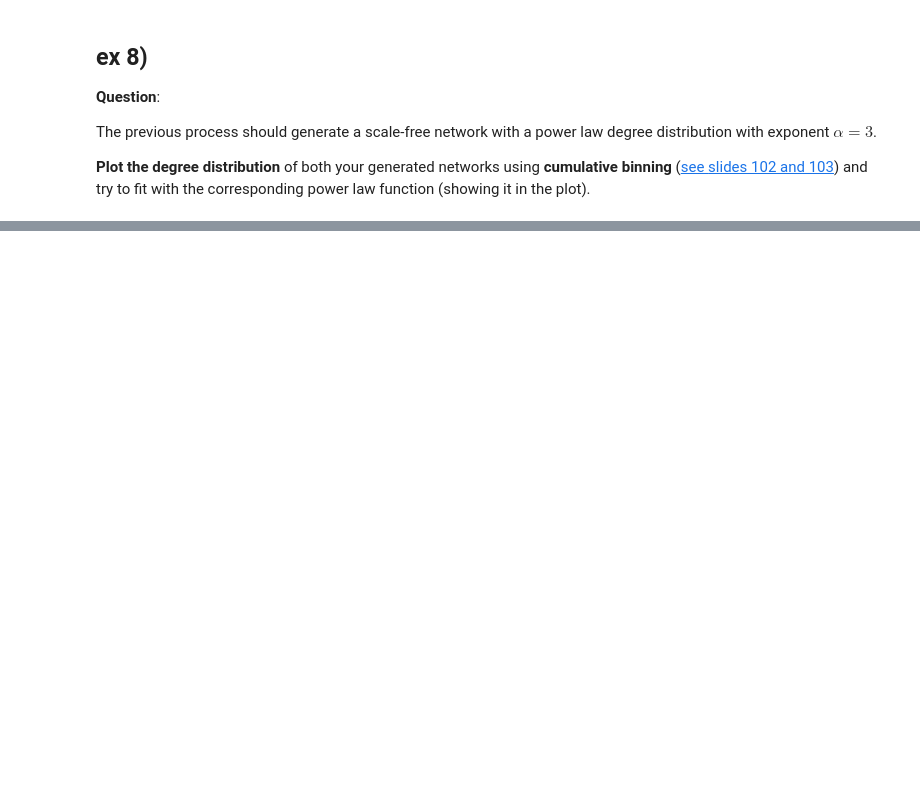
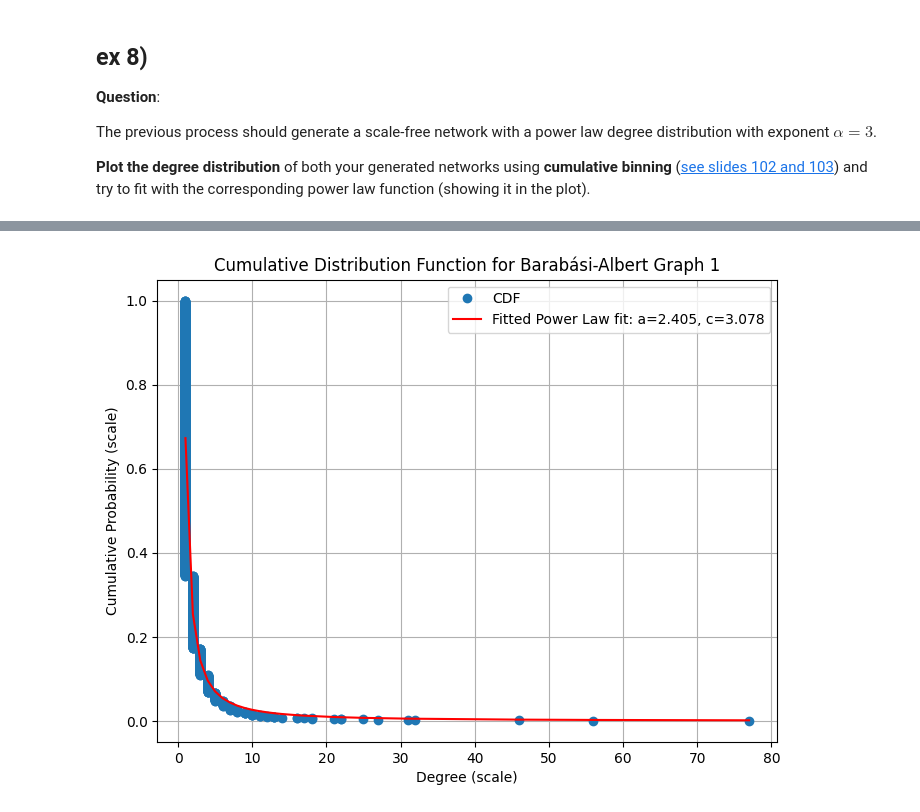
Before and after one commit to wesdpre/Network_Science_projt, a Jupyter notebook: homeWork1_NS/notebook.ipynb, the cells around one changed output, grey strips where cells are left out. Cells and saved outputs as stored; diff of their text form; code cells hidden in the pictures; blank space fills up the shorter version.

```diff
--- a/homeWork1_NS/notebook.ipynb
+++ b/homeWork1_NS/notebook.ipynb
@@ -651,2 +676,6 @@ plot_cdf(sorted_degrees1, cdf1, params1, "Cumulative Distribution Function for B
+# %%
+plot_cdf(sorted_degrees1, cdf1, params1, "Cumulative Distribution Function for Barabási-Albert Graph 1")
+# %% [output]
+[figure, added]
 # %%
 plot_cdf_log(sorted_degrees1, cdf1, params1, "Log of Cumulative Distribution Function for Barabási-Albert Graph 1")
```
Also changed, not shown: parts of 14 cells of this notebook, 3 other files.
